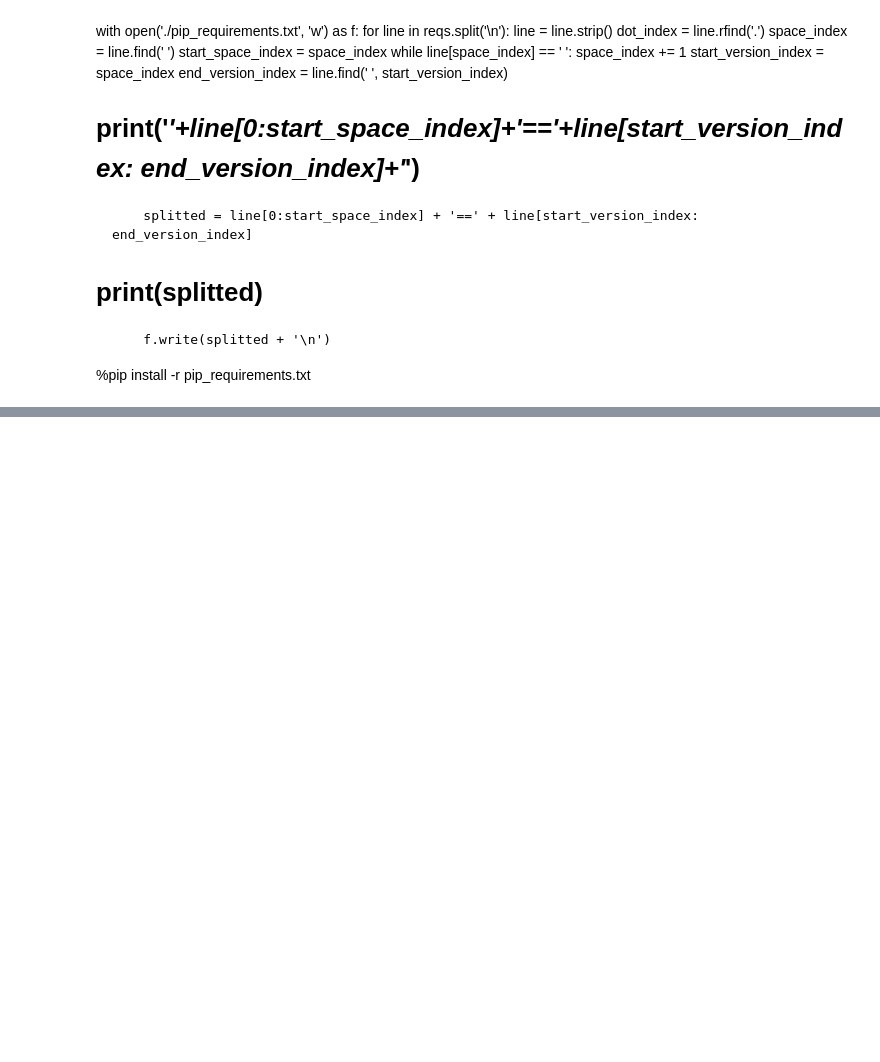
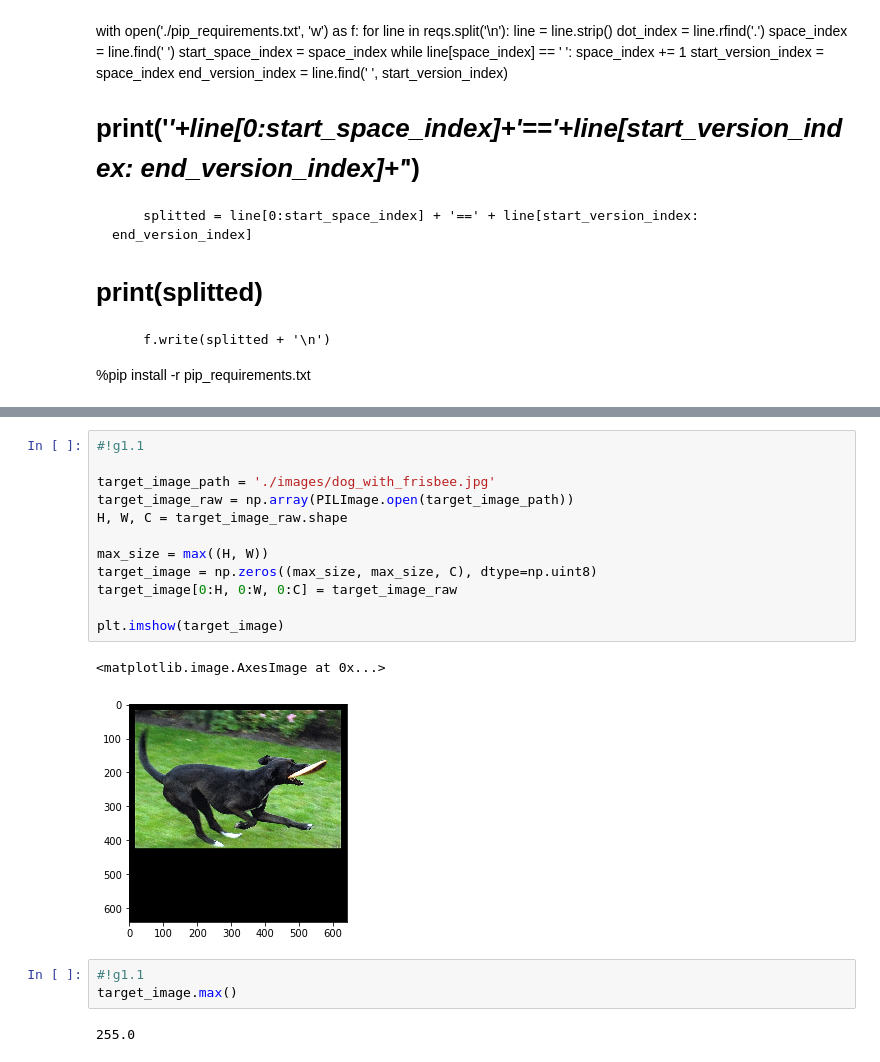
Before and after one commit to K-Nikorov/machine_learning, a Jupyter notebook: IndResInAI/HW/Task_2/Nikorov_solution.ipynb, the cells around one changed output, grey strips where cells are left out. Cells and saved outputs as stored; diff of their text form; blank space fills up the shorter version.

```diff
--- a/IndResInAI/HW/Task_2/Nikorov_solution.ipynb
+++ b/IndResInAI/HW/Task_2/Nikorov_solution.ipynb
@@ -83,0 +395,20 @@ best.pth?download=t 100%[===================>]   1.25G  47.9MB/s    in 26s
+# %%
+#!g1.1
+
+target_image_path = './images/dog_with_frisbee.jpg'
+target_image_raw = np.array(PILImage.open(target_image_path))
+H, W, C = target_image_raw.shape
+
+max_size = max((H, W))
+target_image = np.zeros((max_size, max_size, C), dtype=np.uint8)
+target_image[0:H, 0:W, 0:C] = target_image_raw
+
+plt.imshow(target_image)
+# %% [output]
+<matplotlib.image.AxesImage at 0x...>
+[figure, added]
+# %%
+#!g1.1
+target_image.max()
+# %% [output]
+255.0
```
Also changed, not shown: parts of 32 cells of this notebook.
